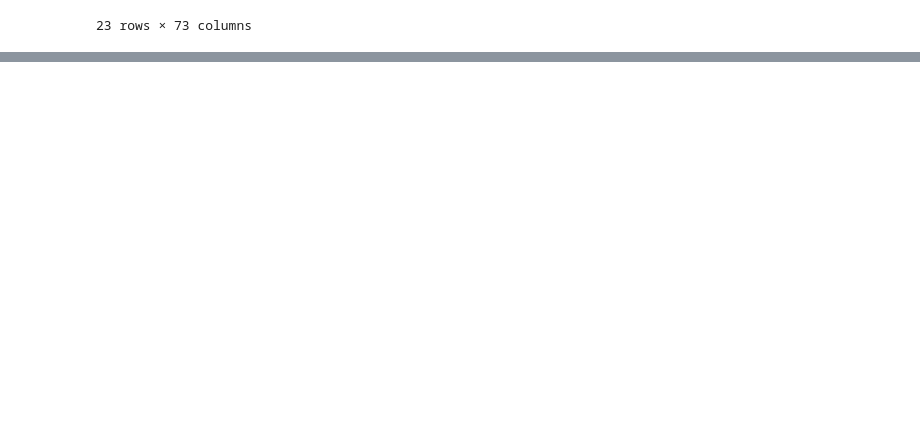
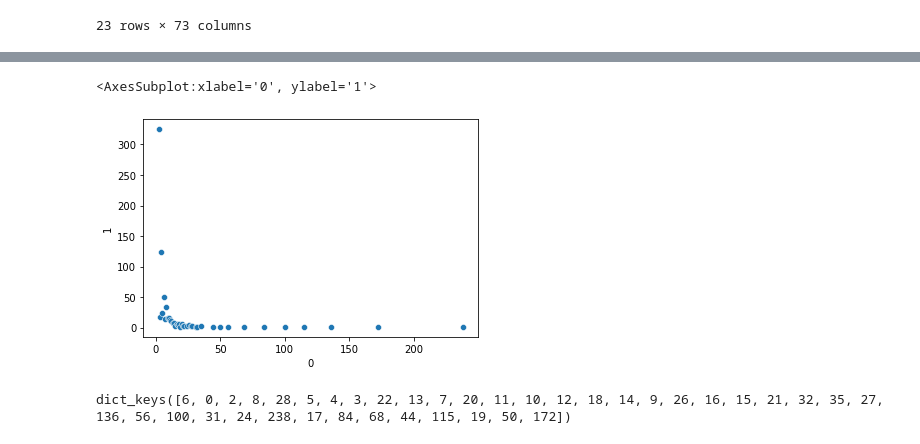
Before and after one commit to jlifferth/Research_Analyst_Playground, a Jupyter notebook: chromothripsis_simulation/Table_S1_exploration.ipynb, the cells around one changed output, grey strips where cells are left out. Drawn from its saved outputs; the diff is of its cells as text; code cells hidden in the pictures; blank space fills up the shorter version.

Commit message:
added README.md, obtained values for break point frequencies

```diff
--- a/chromothripsis_simulation/Table_S1_exploration.ipynb
+++ b/chromothripsis_simulation/Table_S1_exploration.ipynb
@@ -147,0 +170,2 @@ df[df[cols[0]] == 'SARC-US::39f68467-3d37-4b19-aa43-ed7b120c619d']
+# %%
+chr22_df = df[df[cols[1]] == '22']
@@ -147,0 +203,6 @@ df[df[cols[0]] == 'SARC-US::39f68467-3d37-4b19-aa43-ed7b120c619d']
+# %%
+breaks22 = dict(Counter(chr22_df[cols[46]]))
+breaks22 = dict(sorted(breaks22.items()))
+breaks22_df = pd.DataFrame(list(zip(breaks22.keys(), breaks22.values())))
+breaks22_df
+# breaks22_df[breaks22_df[0] > 0]
@@ -147,0 +227,9 @@ df[df[cols[0]] == 'SARC-US::39f68467-3d37-4b19-aa43-ed7b120c619d']
+# %%
+sns.scatterplot(data = breaks22_df[breaks22_df[0] > 0], x=0, y=1)
+# %% [output]
+<AxesSubplot:xlabel='0', ylabel='1'>
+[figure, added]
+# %%
+od.keys()
+# %% [output]
+dict_keys([6, 0, 2, 8, 28, 5, 4, 3, 22, 13, 7, 20, 11, 10, 12, 18, 14, 9, 26, 16, 15, 21, 32, 35, 27, 136, 56, 100, 31, 24, 238, 17, 84, 68, 44, 115, 19, 50, 172])
```
Also changed, not shown: parts of 13 cells of this notebook, 2 other files.
